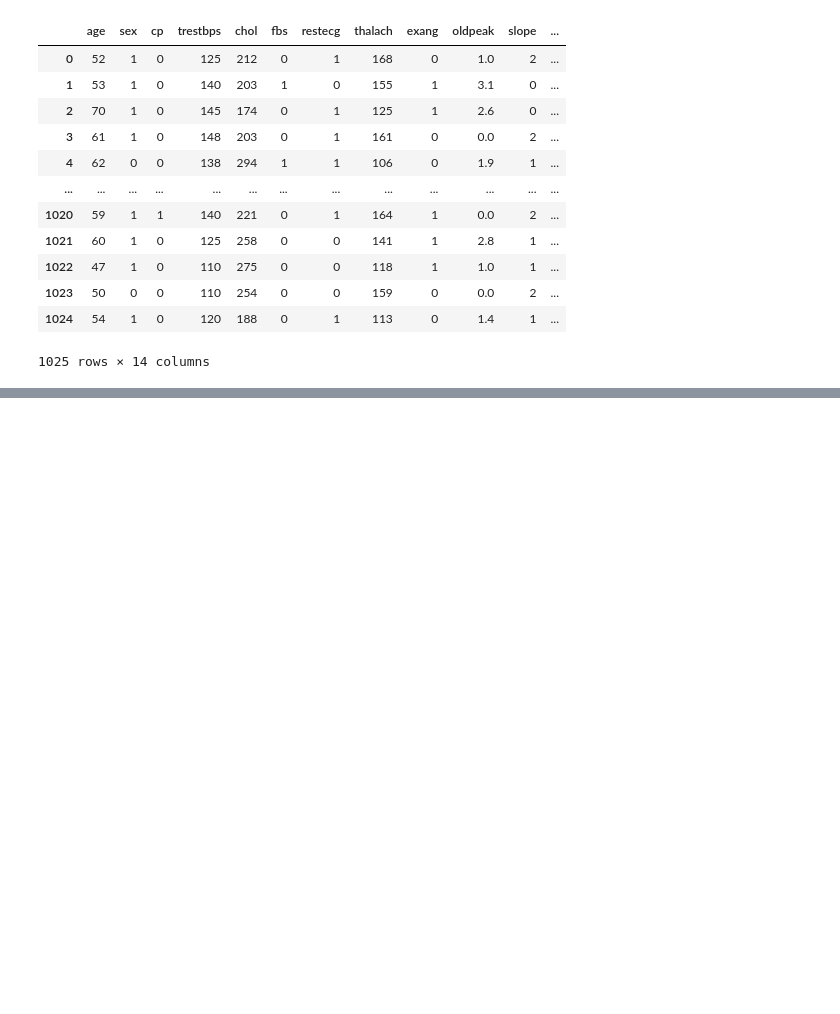
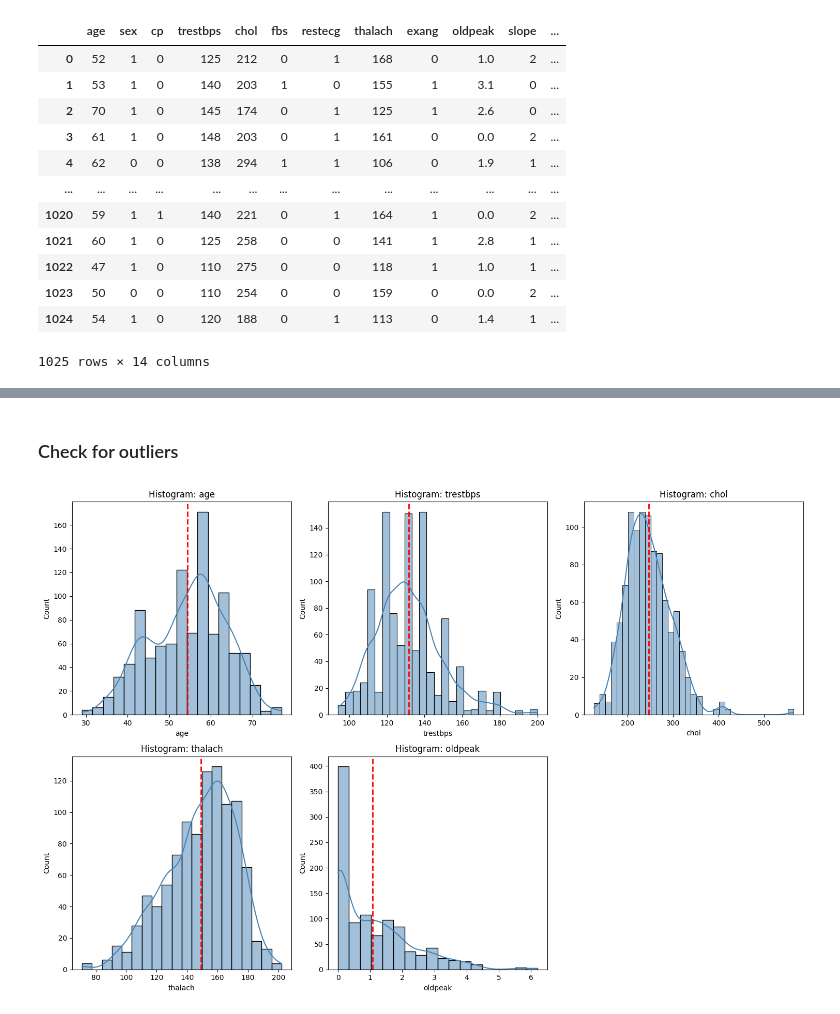
Before and after one commit to karhong-sam/project-wqd7003-ds-analysis, a Jupyter notebook: albert_EDA_trial.ipynb, the cells around one changed output, grey strips where cells are left out. Drawn from its saved outputs; the diff is of its cells as text; code cells hidden in the pictures; blank space fills up the shorter version.

Commit message:
Added Data Understanding, Data Preparation and Data Cleaning for outliers.

```diff
--- a/albert_EDA_trial.ipynb
+++ b/albert_EDA_trial.ipynb
@@ -85,0 +171,39 @@ df_descriptions
+# %% [markdown]
+### Check for outliers
+# %%
+def plot_histogram(df, columns, columns_per_row=3):
+    """
+    Plot histograms for multiple columns in a grid layout with grids and distribution lines.
+
+    Parameters:
+        -- df (pd.DataFrame): The DataFrame containing the data to be plotted.
+        -- columns (list): The list of column names for which histograms are to be plotted.
+        -- columns_per_row (int): The number of columns to be displayed per row in the grid. Default is 3.
+
+    Returns:
+        None
+    """
+    num_plots = len(columns)
+    num_rows = math.ceil(num_plots / columns_per_row)
+    fig, axes = plt.subplots(num_rows, columns_per_row, figsize=(15, 5*num_rows))
+    axes = axes.ravel()
+
+    for i, col in enumerate(columns):
+        sns.histplot(df[col], ax=axes[i], kde=True, color='steelblue')
+        axes[i].axvline(df[col].mean(), color='red', linestyle='dashed', linewidth=2)
+        axes[i].set_title(f'Histogram: {col}')
+
+    # Remove extra axes
+    for j in range(num_plots, num_rows * columns_per_row):
+        axes[j].remove()
+
+    plt.tight_layout()
+    plt.show()
+# %%
+# check outliers for continuos columns
+df_out = df.copy()
+selected_columns = ['age', 'trestbps', 'chol', 'thalach', 'oldpeak']
+# %%
+plot_histogram(df_out, selected_columns)
+# %% [output]
+[figure, added]
```
Also changed, not shown: parts of 13 cells of this notebook.
